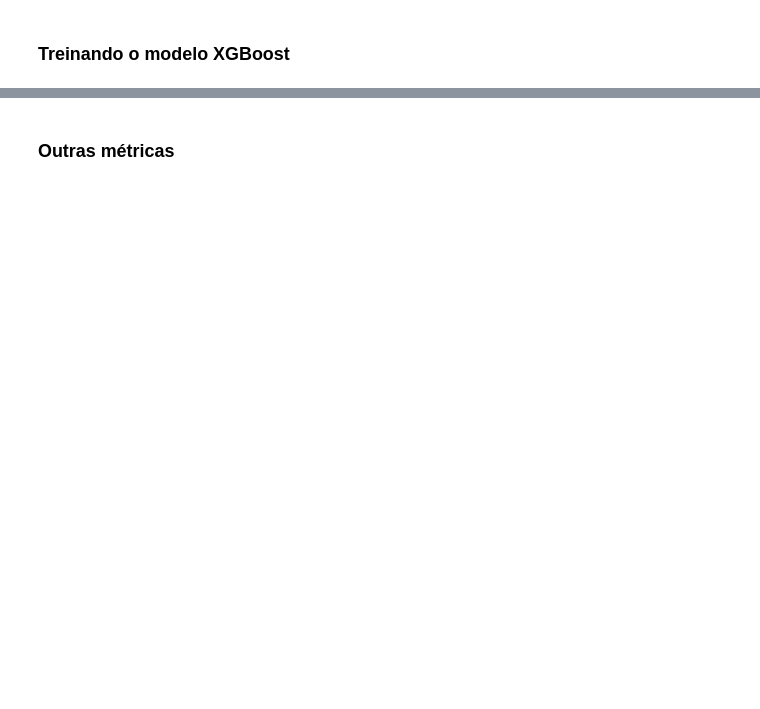
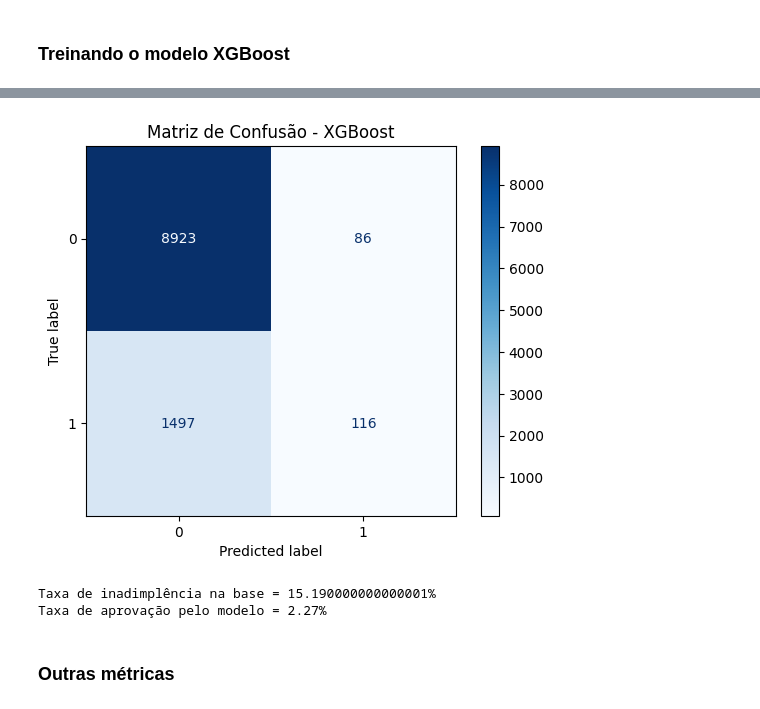
Before and after one commit to josieleferreira/credito_fintech, a Jupyter notebook: notebooks/Modelo_final.ipynb, the cells around one changed output, grey strips where cells are left out. Saved outputs shown, nothing was run; the diff lists cells and outputs as text; code cells hidden in the pictures; blank space fills up the shorter version.

```diff
--- a/notebooks/Modelo_final.ipynb
+++ b/notebooks/Modelo_final.ipynb
@@ -151,2 +386,33 @@ plt.show()
+# %%
+# Usando o threshold padrão 0.5
+y_pred_class = (y_proba_xgb >= 0.5).astype(int)
+
+# Matriz de confusão
+cm = confusion_matrix(y_test, y_pred_class)
+
+# Exibir
+disp = ConfusionMatrixDisplay(confusion_matrix=cm, display_labels=model.classes_)
+disp.plot(cmap="Blues")
+plt.title("Matriz de Confusão - XGBoost")
+plt.show()
+# %% [output]
+[figure, added]
+# %%
+# Matriz de confusão
+TN = 8909
+FP = 100
+FN = 1472
+TP = 141
+
+# Taxa de inadimplência (fraude rate) na base de clientes analisados (antes da decisão do modelo)
+fraud_rate = round((FN + TP) / (TN + FP + FN + TP), 4)
+
+# Taxa de aprovação (clientes aprovados pelo modelo)
+approval_rate = round((TP + FP) / (TN + FP + FN + TP), 4)
+print(f"Taxa de inadimplência na base = {fraud_rate * 100}%")
+print(f"Taxa de aprovação pelo modelo = {approval_rate * 100}%")
+# %% [output]
+Taxa de inadimplência na base = 15.190000000000001%
+Taxa de aprovação pelo modelo = 2.27%
 # %% [markdown]
 ### Outras métricas
```
Also changed, not shown: parts of 41 cells of this notebook, 13 other files.
